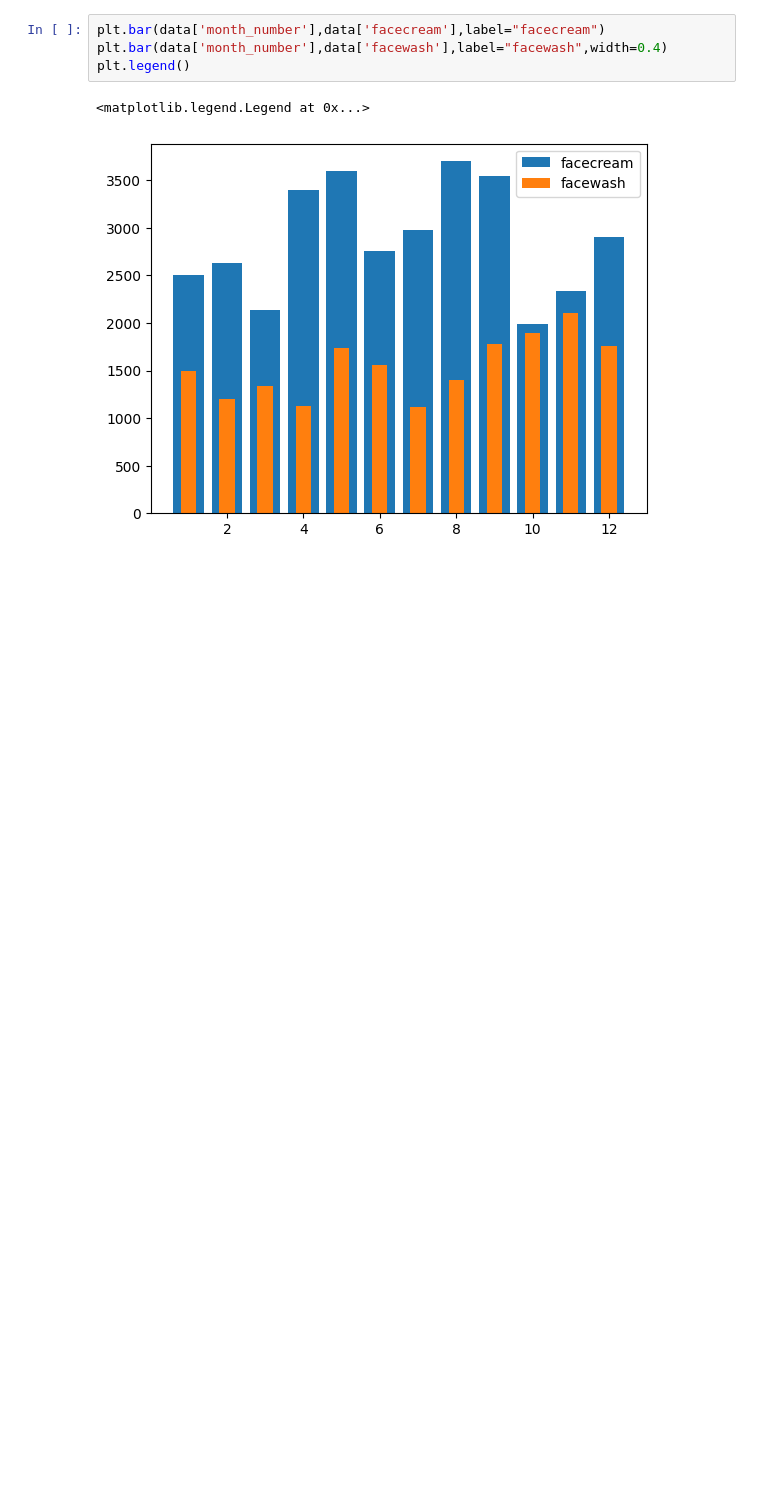
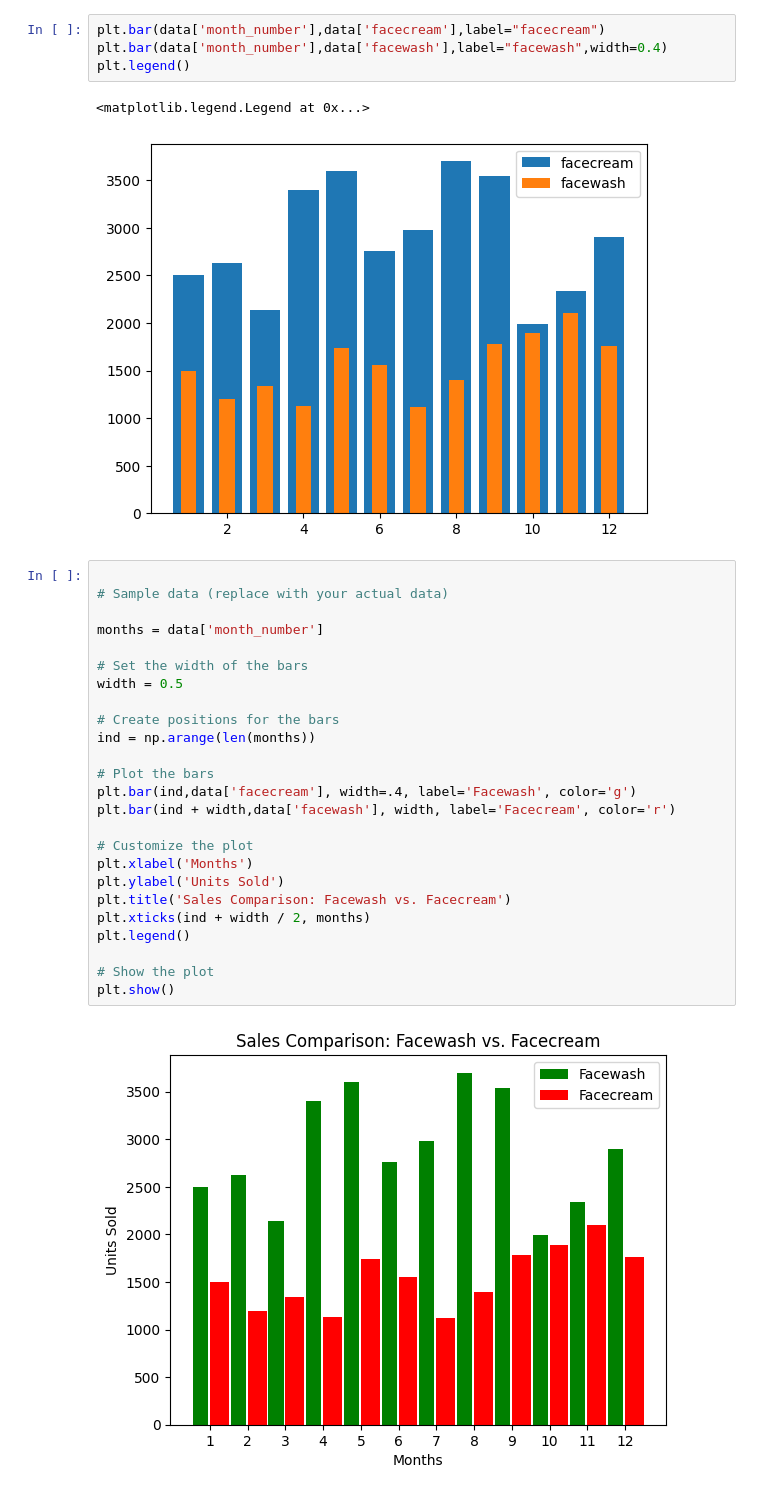
Before and after one commit to sachin09999/data-science, a Jupyter notebook: matplotlib/matplot.ipynb, the cells around one changed output. Drawn from its saved outputs; the diff is of its cells as text; blank space fills up the shorter version.

```diff
--- a/matplotlib/matplot.ipynb
+++ b/matplotlib/matplot.ipynb
@@ -249,3 +249,30 @@ plt.legend()
 # %% [output]
 <matplotlib.legend.Legend at 0x...>
 [figure]
+# %%
+
+# Sample data (replace with your actual data)
+
+months = data['month_number']
+
+# Set the width of the bars
+width = 0.5
+
+# Create positions for the bars
+ind = np.arange(len(months))
+
+# Plot the bars
+plt.bar(ind,data['facecream'], width=.4, label='Facewash', color='g')
+plt.bar(ind + width,data['facewash'], width, label='Facecream', color='r')
+
+# Customize the plot
+plt.xlabel('Months')
+plt.ylabel('Units Sold')
+plt.title('Sales Comparison: Facewash vs. Facecream')
+plt.xticks(ind + width / 2, months)
+plt.legend()
+
+# Show the plot
+plt.show()
+# %% [output]
+[figure, added]
```
Also changed, not shown: parts of 3 cells of this notebook.
